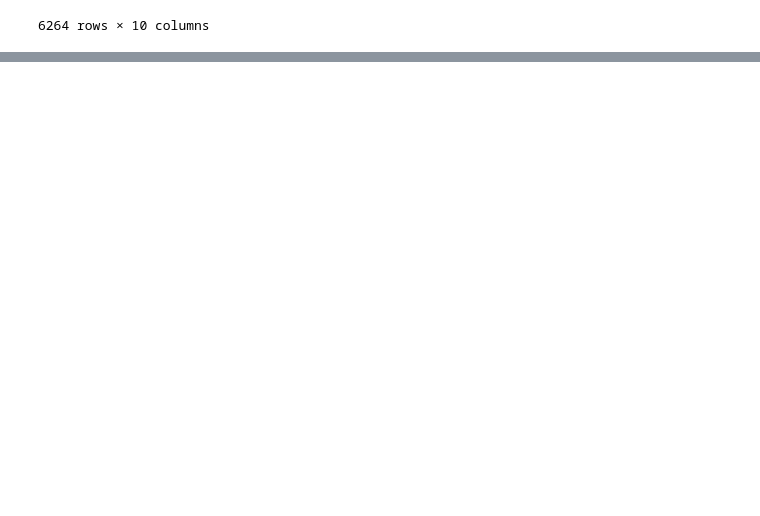
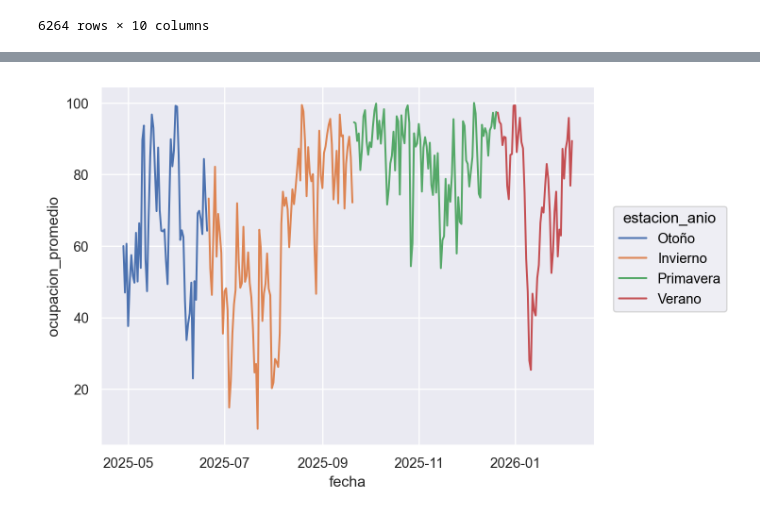
Before and after one commit to leonelifernandez12/labo_datos, a Jupyter notebook: tp1.ipynb, the cells around one changed output, grey strips where cells are left out. Drawn from its saved outputs; the diff is of its cells as text; code cells hidden in the pictures; blank space fills up the shorter version.

```diff
--- a/tp1.ipynb
+++ b/tp1.ipynb
@@ -715,0 +849,16 @@ datos_eda_agrupados
+# %%
+df_media_estacional = pd.read_sql_query("""
+SELECT
+    d.fecha,
+    d.estacion_anio,
+    AVG(100.0 - (100.0 * d.bicis_disponibles / (1.0 * e.capacity))) AS ocupacion_promedio
+FROM datos d
+INNER JOIN estaciones e ON e.station_id = d.estacion
+GROUP BY d.fecha
+""", conexion)
+df_media_estacional["fecha"] = pd.to_datetime(df_media_estacional["fecha"])
+
+so.Plot(data=df_media_estacional, x="fecha", y="ocupacion_promedio", color="estacion_anio").add(so.Line())
+#sns.boxplot(data=df_media_estacional, x="ocupacion_promedio", y="estacion_anio")
+# %% [output]
+[figure, added]
```
Also changed, not shown: parts of 14 cells of this notebook, 1 other file.
